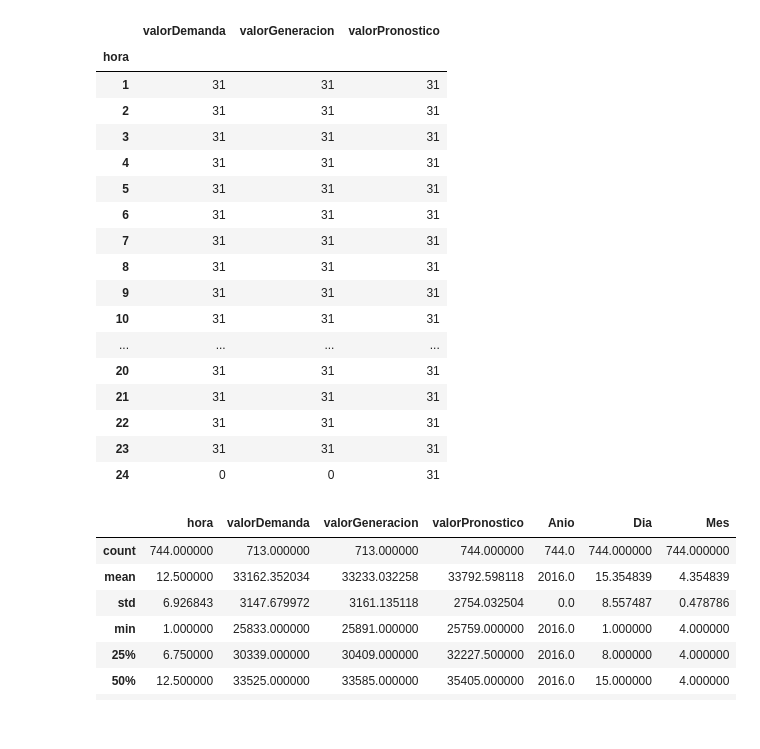
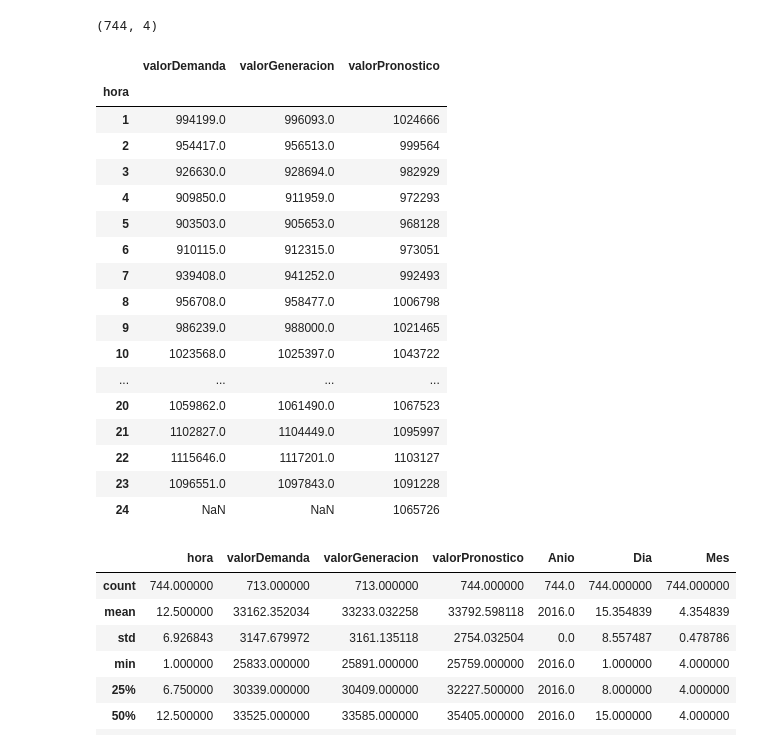
Before and after one commit to fou-foo/Consultoria, a Jupyter notebook: python/berkeley.ipynb, the cells around one changed output. Saved outputs shown, nothing was run; the diff lists cells and outputs as text; code cells hidden in the pictures.

```diff
--- a/python/berkeley.ipynb
+++ b/python/berkeley.ipynb
@@ -32,28 +32,29 @@ for archivo in range(0, len(archivosLista) ):#iteramos RECUERDENME MOSTRARLES EL
     all_data_sin = all_data_sin.append(pd.DataFrame(data = archivoNojason), ignore_index=True)# lo junto para tener un solo dataframe
 del all_data_sin['valorEnlace'] # en el correo no piden nada con 'valorEnlace' ademas son puros nulos así que la borro
 # %%
-all_data_sin.shape #verifique en R que se tengan todos los registros
+print(all_data_sin.shape) #verifique en R que se tengan todos los registros
 all_data_sin = all_data_sin.apply(lambda x: pd.to_numeric(x, errors='coerce')) #hay cosas que lee como strings
-all_data_sin.groupby('hora').count() #vemos que cada archivo es uniforme en su contenido
+all_data_sin.groupby('hora').sum() #vemos que cada archivo es uniforme en su contenido
 # %% [output]
+(744, 4)
 |  | valorDemanda | valorGeneracion | valorPronostico |
 | hora |  |  |  |
-| 1 | 31 | 31 | 31 |
-| 2 | 31 | 31 | 31 |
-| 3 | 31 | 31 | 31 |
-| 4 | 31 | 31 | 31 |
-| 5 | 31 | 31 | 31 |
-| 6 | 31 | 31 | 31 |
-| 7 | 31 | 31 | 31 |
-| 8 | 31 | 31 | 31 |
-| 9 | 31 | 31 | 31 |
-| 10 | 31 | 31 | 31 |
+| 1 | 994199.0 | 996093.0 | 1024666 |
+| 2 | 954417.0 | 956513.0 | 999564 |
+| 3 | 926630.0 | 928694.0 | 982929 |
+| 4 | 909850.0 | 911959.0 | 972293 |
+| 5 | 903503.0 | 905653.0 | 968128 |
+| 6 | 910115.0 | 912315.0 | 973051 |
+| 7 | 939408.0 | 941252.0 | 992493 |
+| 8 | 956708.0 | 958477.0 | 1006798 |
+| 9 | 986239.0 | 988000.0 | 1021465 |
+| 10 | 1023568.0 | 1025397.0 | 1043722 |
 | ... | ... | ... | ... |
-| 20 | 31 | 31 | 31 |
-| 21 | 31 | 31 | 31 |
-| 22 | 31 | 31 | 31 |
-| 23 | 31 | 31 | 31 |
-| 24 | 0 | 0 | 31 |
+| 20 | 1059862.0 | 1061490.0 | 1067523 |
+| 21 | 1102827.0 | 1104449.0 | 1095997 |
+| 22 | 1115646.0 | 1117201.0 | 1103127 |
+| 23 | 1096551.0 | 1097843.0 | 1091228 |
+| 24 | NaN | NaN | 1065726 |
 # %%
 #obtengamos los nombres
 dias = [ float((i.split('.', 3)[0])) for i in archivosLista]
```
Also changed, not shown: parts of 7 cells of this notebook, 1 other file.
